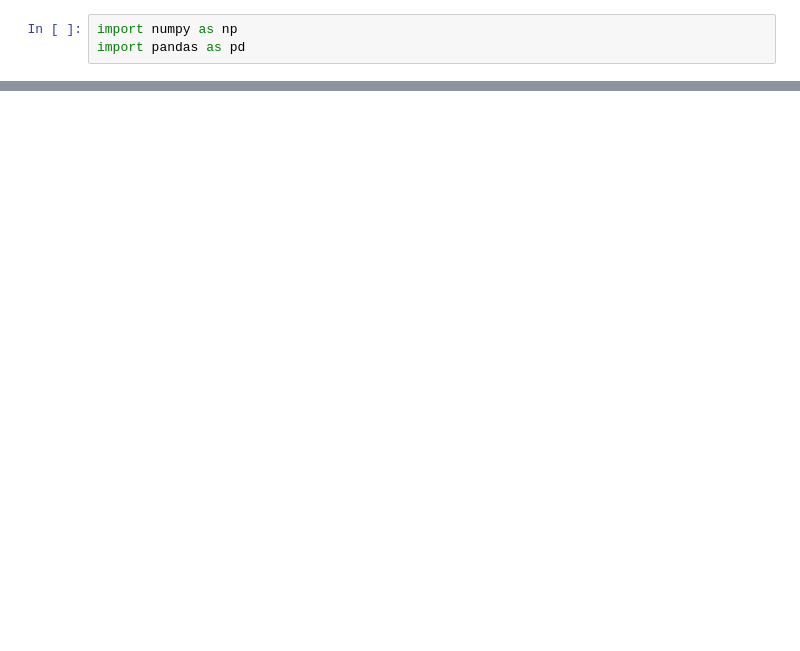
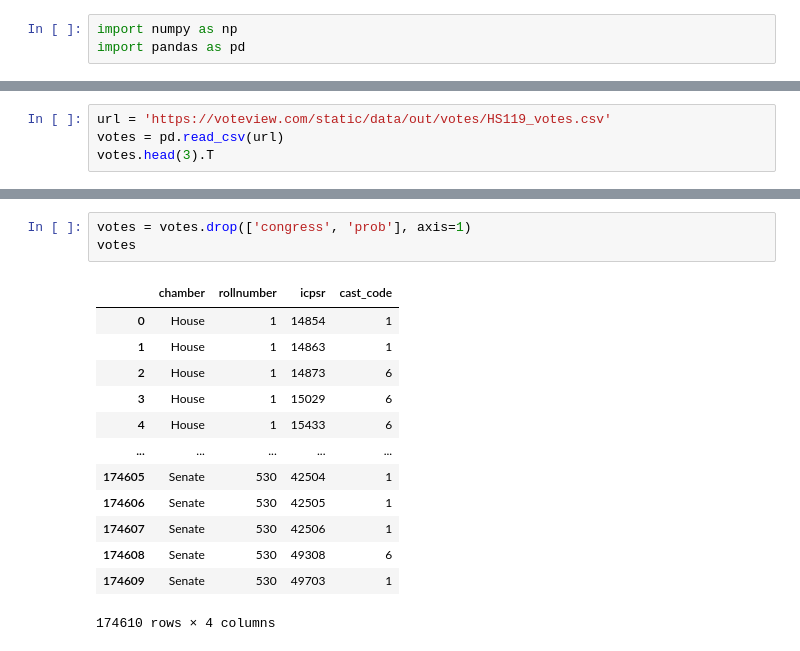
Before and after one commit to janiceeguo/DS6600-congress, a Jupyter notebook: notebooks/ideology.ipynb, the cells around one changed output, grey strips where cells are left out. Cells and saved outputs as stored; diff of their text form; blank space fills up the shorter version.

```diff
--- a/notebooks/ideology.ipynb
+++ b/notebooks/ideology.ipynb
@@ -70,0 +97,4 @@ ideaology_crosswalk.query('state_abbrev == "VA" & district_code == 5')
+# %%
+url = 'https://voteview.com/static/data/out/votes/HS119_votes.csv'
+votes = pd.read_csv(url)
+votes.head(3).T
@@ -70,0 +122,17 @@ ideaology_crosswalk.query('state_abbrev == "VA" & district_code == 5')
+# %%
+votes = votes.drop(['congress', 'prob'], axis=1)
+votes
+# %% [output]
+|  | chamber | rollnumber | icpsr | cast_code |
+| 0 | House | 1 | 14854 | 1 |
+| 1 | House | 1 | 14863 | 1 |
+| 2 | House | 1 | 14873 | 6 |
+| 3 | House | 1 | 15029 | 6 |
+| 4 | House | 1 | 15433 | 6 |
+| ... | ... | ... | ... | ... |
+| 174605 | Senate | 530 | 42504 | 1 |
+| 174606 | Senate | 530 | 42505 | 1 |
+| 174607 | Senate | 530 | 42506 | 1 |
+| 174608 | Senate | 530 | 49308 | 6 |
+| 174609 | Senate | 530 | 49703 | 1 |
+174610 rows × 4 columns
```
Also changed, not shown: parts of 18 cells of this notebook.
